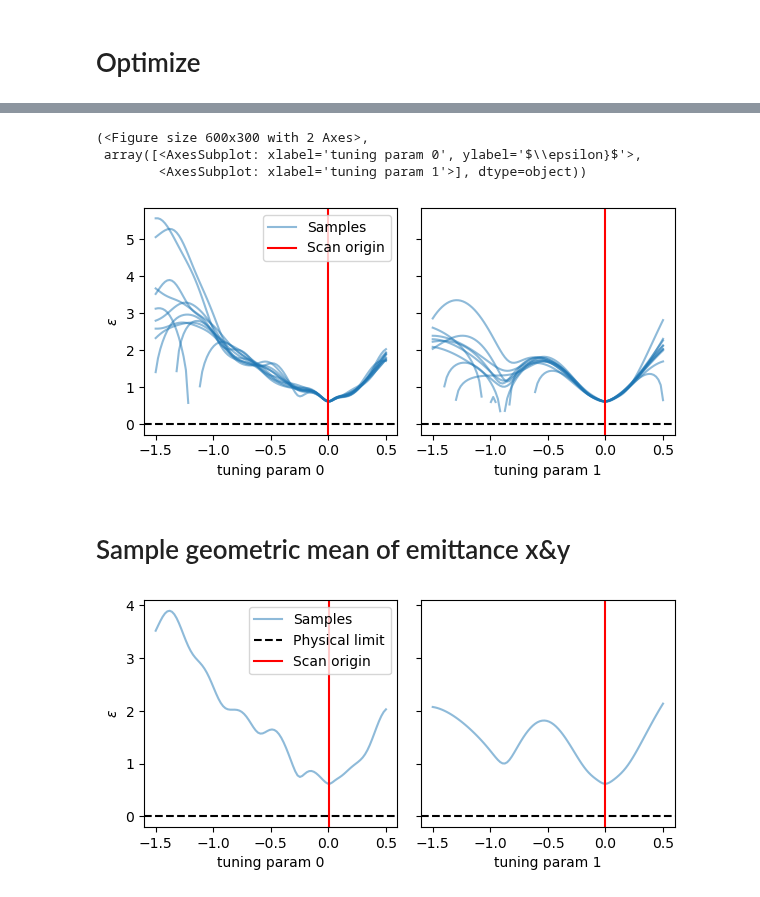
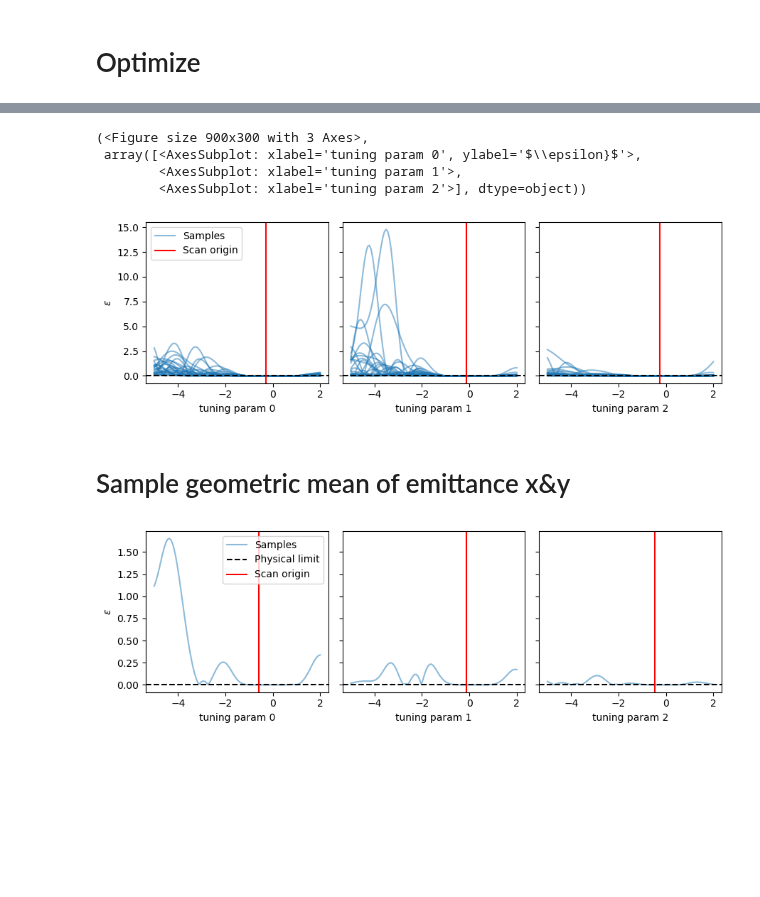
Before and after one commit to roussel-ryan/emitopt, a Jupyter notebook: examples/bax-emittance-xy-minimization-toy-model-THINQUAD.ipynb, the cells around one changed output, grey strips where cells are left out. Cells and saved outputs as stored; diff of their text form; code cells hidden in the pictures; blank space fills up the shorter version.

```diff
--- a/examples/bax-emittance-xy-minimization-toy-model-THINQUAD.ipynb
+++ b/examples/bax-emittance-xy-minimization-toy-model-THINQUAD.ipynb
@@ -242,0 +249,5 @@ optimizer.random_evaluate(n_obs_init)
+# %%
+from xopt.generators.bayesian.visualize import visualize_generator_model
+optimizer.generator.train_model()
+visualize_generator_model(optimizer.generator, variable_names=['x1'], reference_point={'x0':torch.tensor([0.]), 'x2':torch.tensor([0.]), 'x3':torch.tensor([0.])})
+visualize_generator_model(optimizer.generator, variable_names=['x0','x1'], reference_point={'x2':torch.tensor([0.]), 'x3':torch.tensor([0.])})
@@ -264,7 +285,7 @@ for i in range(1, n_iter+1):
     #extract GP models
     model = optimizer.generator.train_model()
     bax_model_ids = [optimizer.generator.vocs.output_names.index(name)
-                            for name in optimizer.generator.algorithm.model_names_ordered]
+                            for name in optimizer.generator.algorithm.observable_names_ordered]
     bax_model = model.subset_output(bax_model_ids)
     beam_size_model_x = bax_model.models[0]
     beam_size_model_y = bax_model.models[1]
@@ -308,0 +330,6 @@ This iteration took: 3.72581148147583 seconds.
+# %%
+optimizer.generator.train_model()
+# visualize_generator_model(optimizer.generator, variable_names=['x1'], reference_point={'x0':torch.tensor([0.]), 'x2':torch.tensor([0.])})
+# visualize_generator_model(optimizer.generator, variable_names=['x0','x1'], reference_point={'x2':torch.tensor([0.])})
+visualize_generator_model(optimizer.generator, variable_names=['x1'], reference_point={'x0':torch.tensor([0.]), 'x2':torch.tensor([0.]), 'x3':torch.tensor([0.])})
+visualize_generator_model(optimizer.generator, variable_names=['x0','x1'], reference_point={'x2':torch.tensor([0.]), 'x3':torch.tensor([0.])})
@@ -322,0 +360,4 @@ ax.axhline(gt_emit_min, ls='--', c='k', label='ground truth')
+# %%
+print(optimizer.generator.algorithm_results['x_tuning_best'])
+x_tuning_best = optimizer.generator.algorithm_results['x_tuning_best'].mean(dim=0)
+print(x_tuning_best)
@@ -323,11 +382,12 @@ ax.axhline(gt_emit_min, ls='--', c='k', label='ground truth')
 # %%
 from emitopt.plot_utils import plot_pathwise_emittance_vs_tuning
-plot_pathwise_emittance_vs_tuning(optimizer, torch.tensor([[0., 0.]]))
+plot_pathwise_emittance_vs_tuning(optimizer, x_tuning_best, transform_target=True)
 # %% [output]
-(<Figure size 600x300 with 2 Axes>,
+(<Figure size 900x300 with 3 Axes>,
  array([<AxesSubplot: xlabel='tuning param 0', ylabel='$\\epsilon}$'>,
-        <AxesSubplot: xlabel='tuning param 1'>], dtype=object))
+        <AxesSubplot: xlabel='tuning param 1'>,
+        <AxesSubplot: xlabel='tuning param 2'>], dtype=object))
-[figure, old version]
+[figure, new version]
 # %% [markdown]
 # Sample geometric mean of emittance x&y
 # %%
@@ -335,7 +395,7 @@ from emitopt.plot_utils import plot_pathwise_emittance_vs_tuning
 sid = 0
 X_tuned = optimizer.generator.algorithm_results['x_tuning_best'][sid:sid+1, 0, :]
 
-fig, axs = plot_pathwise_emittance_vs_tuning(optimizer, x_origin=X_tuned, sample_ids=[sid])#, ground_truth_emittance_fn=ground_truth_geometric_mean_emittance)
+fig, axs = plot_pathwise_emittance_vs_tuning(optimizer, x_origin=X_tuned, sample_ids=[sid], transform_target=True)#, ground_truth_emittance_fn=ground_truth_geometric_mean_emittance)
 # X_tuning_scan = X_tuned.repeat(100,1)
 # ls = torch.linspace(*optimizer.vocs.bounds.T[0],100)
 # ls = torch.linspace(-1,1,100)
@@ -345,5 +405,5 @@ fig, axs = plot_pathwise_emittance_vs_tuning(optimizer, x_origin=X_tuned, sample
 # for ax in axs:
 #     ax.plot(ls, gt_emit_xy**4, c='k', label='ground truth')
 # %% [output]
-[figure, old version]
+[figure, new version]
 # %%
```
Also changed, not shown: parts of 20 cells of this notebook, 6 other files.
